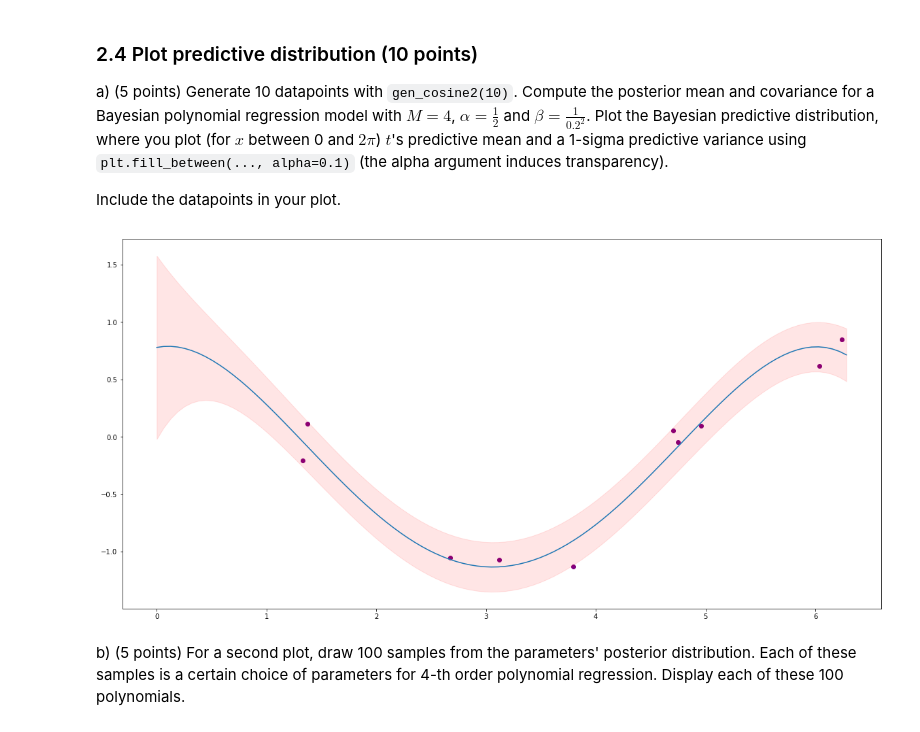
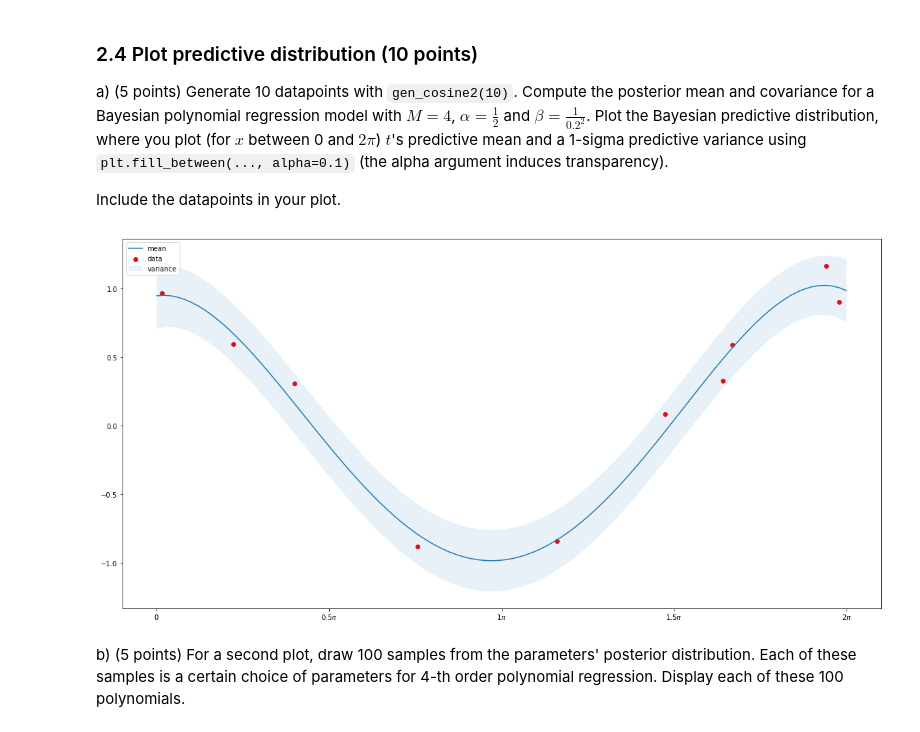
Before and after one commit to Joeri1324/machinelearning1, a Jupyter notebook: lab1/10631186_10260250_lab1.ipynb, the cells around one changed output. Saved outputs shown, nothing was run; the diff lists cells and outputs as text; code cells hidden in the pictures.

```diff
--- a/lab1/10631186_10260250_lab1.ipynb
+++ b/lab1/10631186_10260250_lab1.ipynb
@@ -203,19 +209,22 @@ def kfold_indices(N, k):
 import itertools
 
 def find_best_m_and_lamb(x, t):
+    """
+    find_best_m_and_lamb returns the amount of polynomials and the regression
+    parameter which yielded the lowest error using 10-fold crossvalidation.
+    """
     def get_lowest_err(train_indices, valid_indices):
         return min(
             [(pred_error(x[train_indices], x[valid_indices], t[train_indices],
                          t[valid_indices], M, np.exp(-reg)), M, reg)
             for (M, reg) in itertools.product(range(0, 10), range(10, 0, -1))],
-        key=lambda t: t[0])
+            key=lambda t: t[0]
+        )
 
     train_folds, valid_folds = kfold_indices(10, 5)
     lowest = min(
         [get_lowest_err(train_indices, valid_indices) for
          train_indices, valid_indices in zip(train_folds, valid_folds)],
-    key=lambda t: t[0])
+        key=lambda t: t[0]
+    )
     return lowest[1], lowest[2]
-
-x, y = gen_cosine(10)
-find_best_m_and_lamb(x, y)
@@ -248,6 +257,12 @@ plt.show()
 Write a function `gen_cosine2(N)` that behaves identically to `gen_cosine(N)` except that the generated values $x_i$ are not linearly spaced, but drawn from a uniform distribution between $0$ and $2 \pi$.
 # %%
 def gen_cosine2(n):
+    """
+    gen_cosine returns en array x of length n containing values
+    between 0 and 2pi which are uniformly drawn and returns an array
+    of length with values drawn from a normal distribution with the
+    mean of the cosine of x and a standard deviation of 2.
+    """
     x = np.random.uniform(0, 2*np.pi, n)
     return x, np.random.normal(np.cos(x), 0.2)
 # %%
@@ -276,6 +291,10 @@ See MLPR chapter 3.3 for background.
 Write a method `fit_polynomial_bayes(x, t, M, alpha, beta)` that returns the mean $\bm_N$ and covariance $\bS_N$ of the posterior for a $M$-th order polynomial. In addition it should return the design matrix $\bPhi$. The arguments `x`, `t` and `M` have the same meaning as in question 1.2.
 # %%
 def fit_polynomial_bayes(x, t, M, alpha, beta):
+    """
+    fit_polynomial_bayes returns the m and S matrix computed by
+    the posterior as well as Phi.
+    """
     Phi = designmatrix(x, M)
     S = np.linalg.pinv(alpha * np.identity(M+1) + beta * Phi.T.dot(Phi))
     m = beta * S.dot(Phi.T).dot(t)
@@ -307,8 +326,12 @@ where $\phi(\bx)$ are the computed features for a new datapoint $\bx$, and $t$ i
 Write a function that `predict_polynomial_bayes(x, m, S, beta)` that returns the predictive mean, variance and design matrix $\bPhi$ given a new datapoint `x`, posterior mean `m`, posterior variance `S` and a choice of model variance `beta`.
 # %%
 def predict_polynomial_bayes(x, m, S, beta):
+    """
+    predict_polynomial bayes returns a gaussian for each datapoint in x,
+    represent by the mean and sigma. It returns phi as well.
+    """
     Phi = designmatrix(x, m.shape[0]-1)
-    sigma = np.sum((1/beta)+Phi.dot(S) * (Phi), axis=1)
+    sigma = np.sum((1/beta) + Phi.dot(S) * Phi, axis=1)
     mean = m.dot(Phi.T)
     return mean, sigma, Phi
 
@@ -342,19 +365,21 @@ Include the datapoints in your plot.
 # %%
 M = 4
 alpha = 0.5
 beta = 1/(0.2**2)
 
 x, y = gen_cosine2(10)
 m, S, Phi = fit_polynomial_bayes(x, y, M, alpha, beta)
 xx = np.linspace(0, 2*np.pi, 100)
 mean, sigma, phi = predict_polynomial_bayes(np.linspace(0, 2*np.pi, 100), m, S, beta)
 
-plt.plot(xx, mean)
-plt.scatter(x, y, color='purple')
-plt.fill_between(xx, mean-sigma, sigma+mean, alpha=0.1, color= 'red')
+plt.plot(xx, mean, label="mean")
+plt.scatter(x, y, color='red', label="data")
+plt.fill_between(xx, mean-sigma, sigma+mean, alpha=0.1, label='variance')
+plt.legend()
+plt.xticks([0, np.pi/2, np.pi, np.pi * 3/2, 2* np.pi], [r'$0$', r'$0.5\pi$', r'$1\pi$', r'$1.5\pi$', r'$2\pi$'])
 plt.show()
 # %% [output]
-[figure, old version]
+[figure, new version]
 # %% [markdown]
 b) (5 points) For a second plot, draw 100 samples from the parameters' posterior distribution. Each of these samples is a certain choice of parameters for 4-th order polynomial regression.
 Display each of these 100 polynomials.
```
Also changed, not shown: parts of 12 cells of this notebook.
